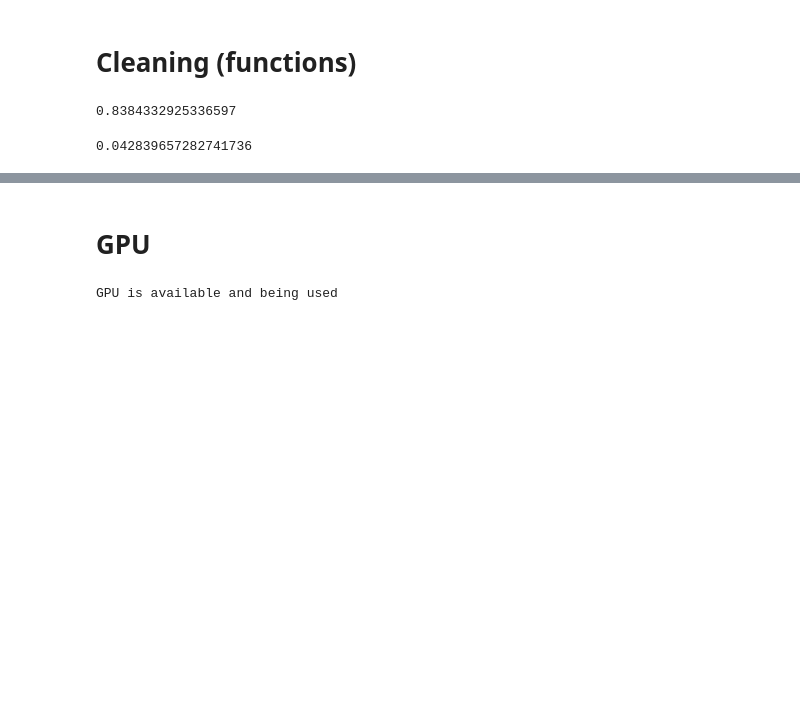
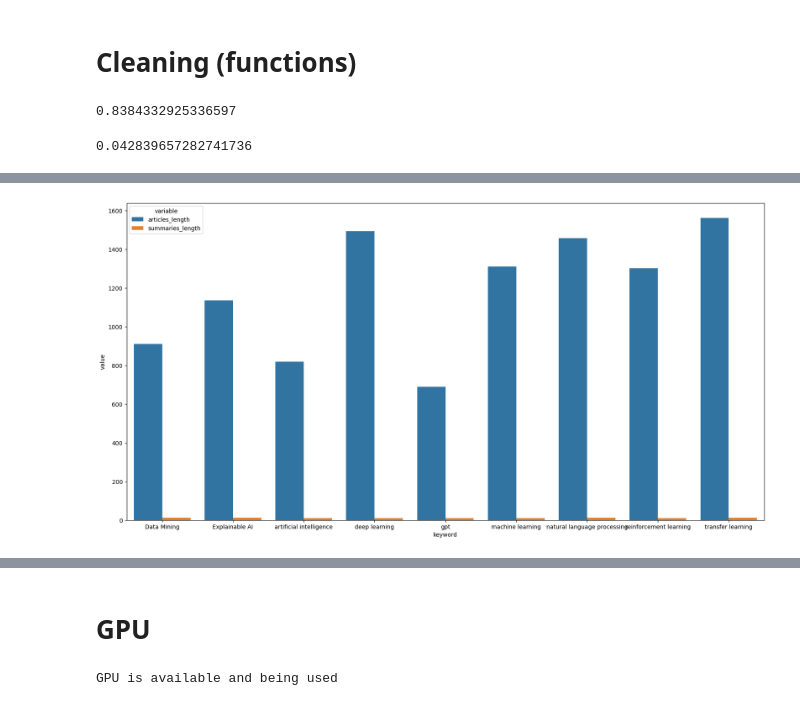
Before and after one commit to lavanyaasehgal/IntelliShorts, a Jupyter notebook: NLP_summarizer.ipynb, the cells around one changed output, grey strips where cells are left out. Saved outputs shown, nothing was run; the diff lists cells and outputs as text; code cells hidden in the pictures; blank space fills up the shorter version.

```diff
--- a/NLP_summarizer.ipynb
+++ b/NLP_summarizer.ipynb
@@ -284,3 +286,10 @@ for i in combined_data['content']:
 print(cnt/len(combined_data['content']))
 # %% [output]
 0.042839657282741736
+# %%
+df=pd.read_csv("/content/drive/MyDrive/nlp data/combined_data.csv")
+# %%
+df=df[['keyword','content','title']]
+# %%
+df['articles_length']=df['content'].apply(lambda x:len(x.split()))
+df['summaries_length']=df['title'].apply(lambda x:len(x.split()))
@@ -286,0 +303,3 @@ print(cnt/len(combined_data['content']))
+# %%
+category_length=df.groupby("keyword",0).agg({"articles_length":'mean',"summaries_length":'mean'})
+category_length
@@ -286,0 +318,7 @@ print(cnt/len(combined_data['content']))
+# %%
+df_m=pd.melt(category_length,ignore_index=False)
+plt.figure(figsize=(20,10))
+sns.barplot(x=df_m.index,y='value',hue='variable',data=df_m)
+plt.show()
+# %% [output]
+[figure, added]
```
Also changed, not shown: parts of 13 cells of this notebook.
